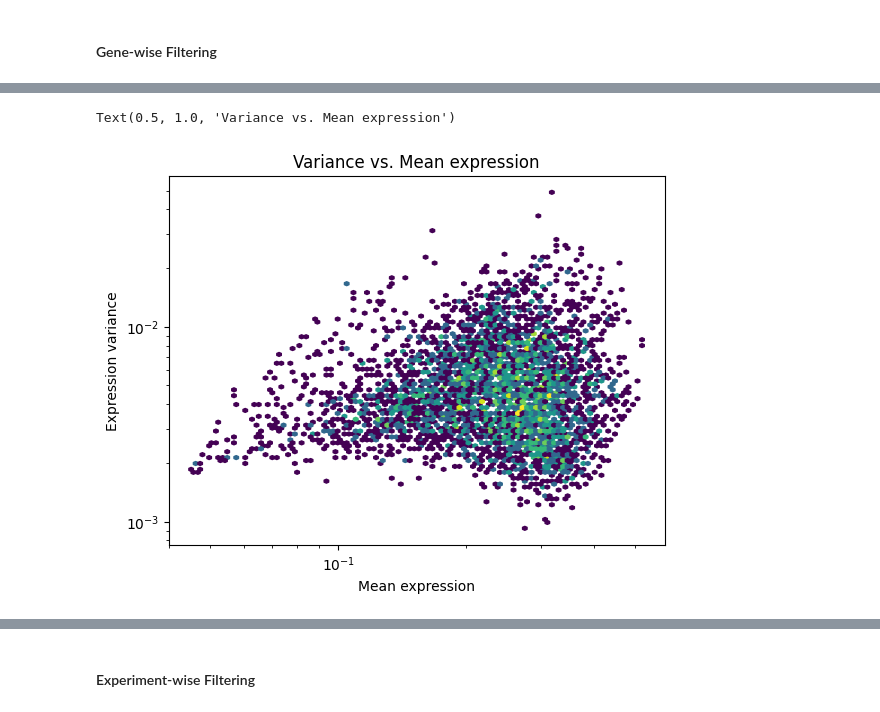
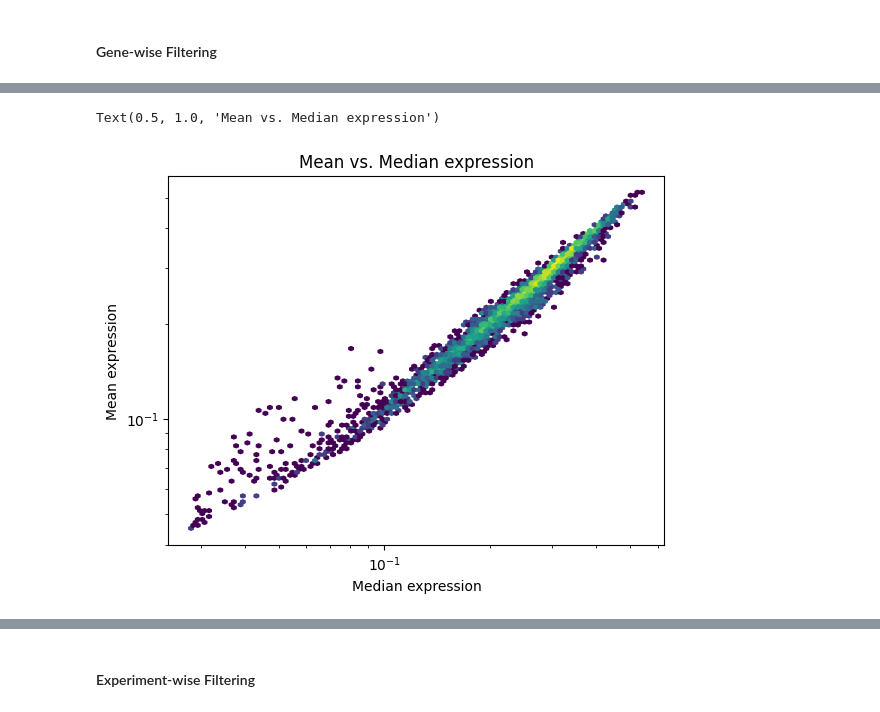
Before and after one commit to Mukundan-T/seqADAGE, a Jupyter notebook: Py/muk_transfer_learning/Mukundan_sA_ecmg_tl.ipynb, the cells around one changed output, grey strips where cells are left out. Cells and saved outputs as stored; diff of their text form; code cells hidden in the pictures.

```diff
--- a/Py/muk_transfer_learning/Mukundan_sA_ecmg_tl.ipynb
+++ b/Py/muk_transfer_learning/Mukundan_sA_ecmg_tl.ipynb
@@ -114,19 +114,20 @@ gene_stats.head()
 | 11997cc26382b2c286cd502685a104a5_110 | 16150.0 | 0.312207 | 0.066389 | 0.032919 | 0.295633 | 0.324393 | 0.347428 | 0.754336 |
 | 11997cc26382b2c286cd502685a104a5_72 | 16150.0 | 0.364656 | 0.082157 | 0.022983 | 0.299426 | 0.356862 | 0.427053 | 0.715735 |
 # %%
-# Preliminary hexagonal binning log-scaled plot of variance versus mean
+# Preliminary hexagonal binning log-scaled plot of median versus mean
 plt.hexbin(
-  x = gene_stats['mean'],
-  y = gene_stats['std'] ** 2,
-  bins='log',
-  xscale='log',
-  yscale='log'
+  x = gene_stats['50%'],
+  y = gene_stats['mean'],
+  bins = 'log',
+  xscale = 'log',
+  yscale = 'log'
 )
-plt.xlabel("Mean expression")
-plt.ylabel("Expression variance")
-plt.title("Variance vs. Mean expression")
+
+plt.xlabel("Median expression")
+plt.ylabel("Mean expression")
+plt.title("Mean vs. Median expression")
 # %% [output]
-Text(0.5, 1.0, 'Variance vs. Mean expression')
+Text(0.5, 1.0, 'Mean vs. Median expression')
-[figure, old version]
+[figure, new version]
 # %%
 # Empirically determined constants to draw a separation line
```
Also changed, not shown: parts of 25 cells of this notebook.
